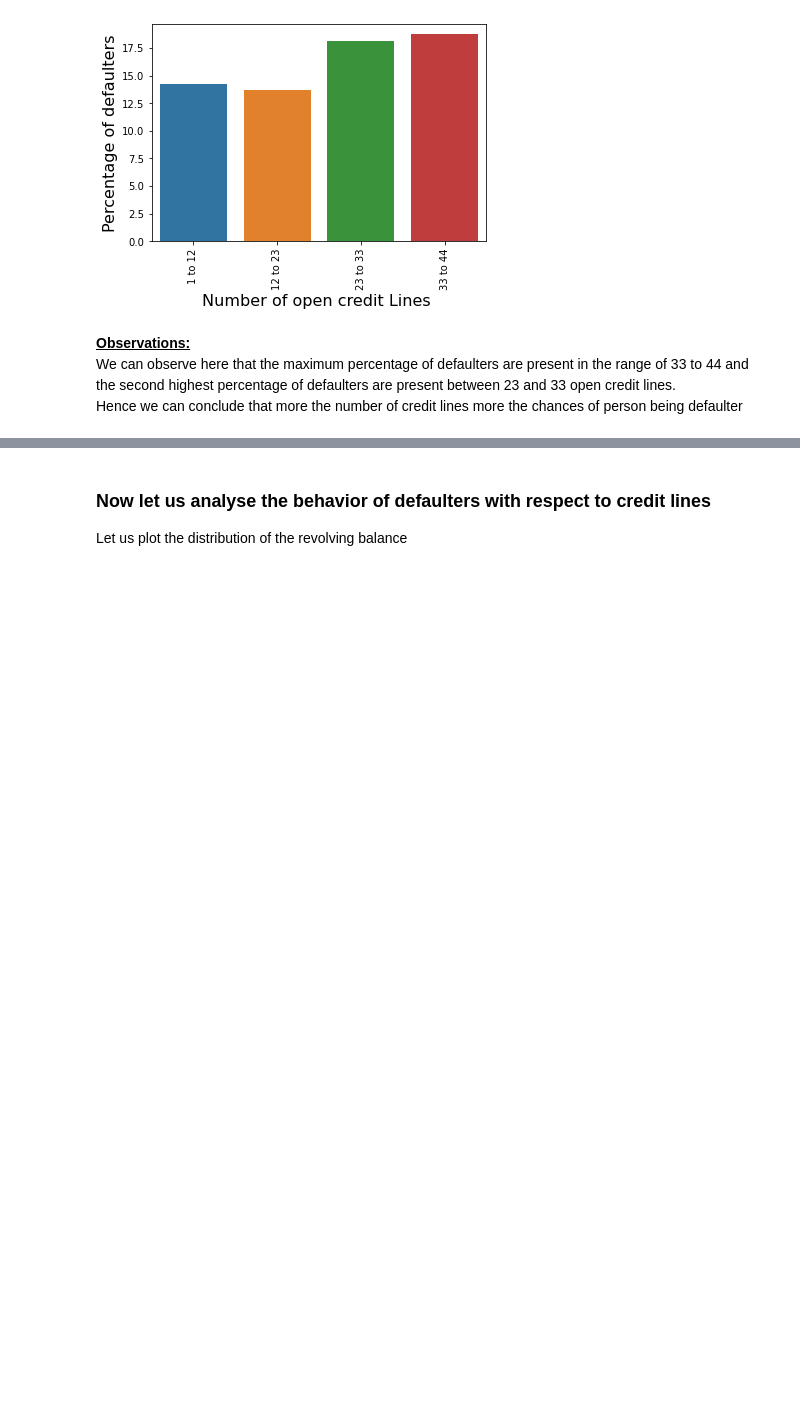
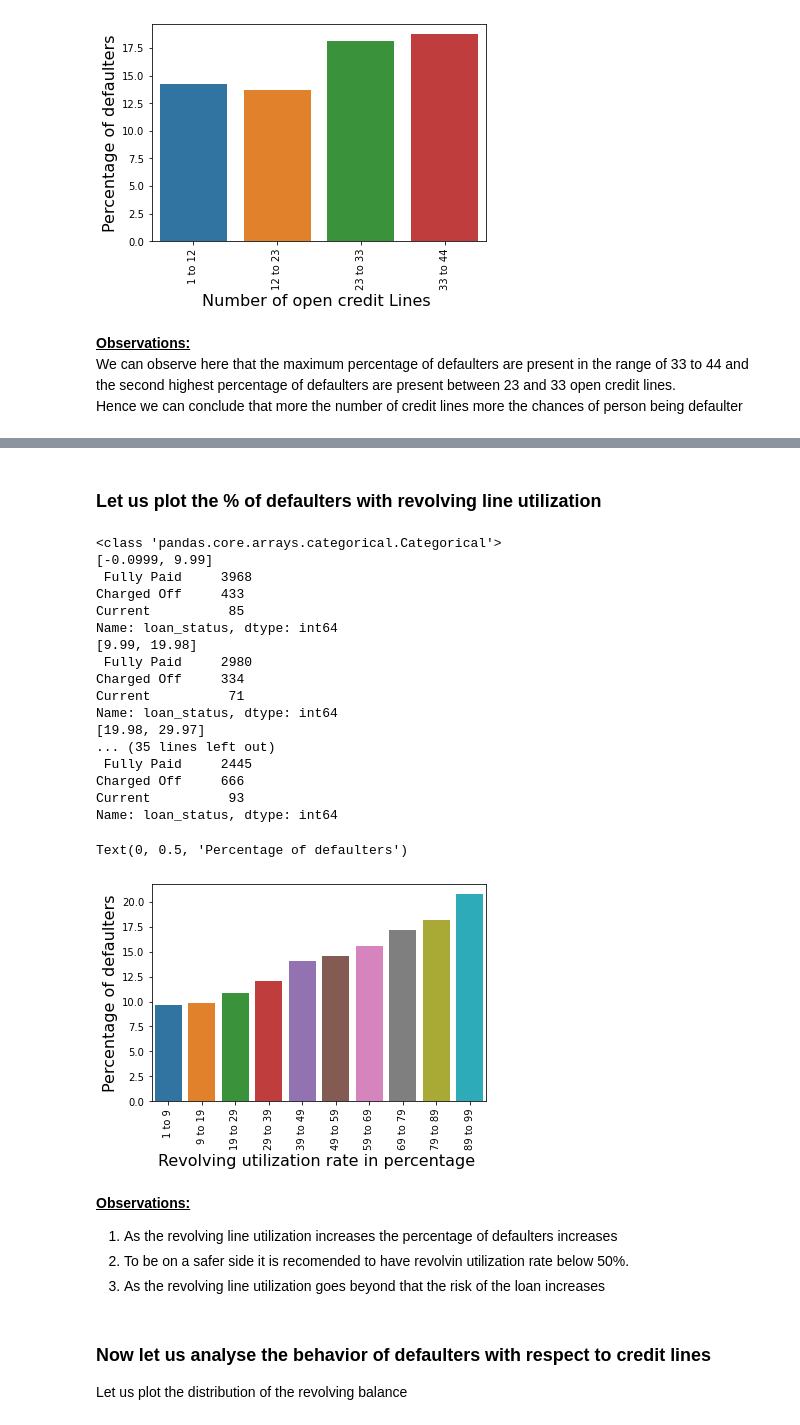
Before and after one commit to pani007/UpgradLendingClub, a Jupyter notebook: CaseStudy2.ipynb, the cells around one changed output, grey strips where cells are left out. Saved outputs shown, nothing was run; the diff lists cells and outputs as text; code cells hidden in the pictures; blank space fills up the shorter version.

```diff
--- a/CaseStudy2.ipynb
+++ b/CaseStudy2.ipynb
@@ -13,7 +13,7 @@ df_dict = pd.read_excel('https://cdn.upgrad.com/UpGrad/temp/af860da6-f838-47d6-a
 # %%
 rows = df_dict.head().loc[0,'Description']
 # %%
-df_loan = pd.read_csv('../loan.csv')
+df_loan = pd.read_csv('loan.csv')
 
 df_loan.shape
 # %% [output]
@@ -376,3 +372,51 @@ Hence we can conclude that more the number of credit lines more the chances of p
+# %%
+df_loan['revol_util'] = df_loan['revol_util'].apply(lambda x: str(x))
+df_loan['revol_util'] = df_loan['revol_util'].apply(lambda x: x.replace('%',''))
+df_loan['revol_util'] = df_loan['revol_util'].apply(lambda x: float(x))
+df_loan['revol_util'] = df_loan['revol_util'].fillna(df_loan['revol_util'].median())### Replace NaNs with median
+# %% [markdown]
+### Let us plot the % of defaulters with revolving line utilization
+# %%
+##Revolving utilization buckets for x - axis
+revol_util = pd.cut(df_loan['revol_util'],bins=10, duplicates='drop')
+print(type(open_acc))
+
+##Remove Duplicates in buckets
+revol_util = revol_util.unique()
+xAxis  = sorted(getIntervalList(revol_util))
+#xAxis.pop()
+y = percentChargedOffInBucket(df_loan,'revol_util',10,"numeric")
+x= generate_xAxis(sorted(getIntervalList(xAxis)),1)
+#plt.figure(figsize=(16,9))
+plot = sns.barplot(x=x,y=y)
+plt.xticks(rotation = 90)
+plt.xlabel("Revolving utilization rate in percentage ",fontsize=16)
+plt.ylabel("Percentage of defaulters",fontsize=16)
+# %% [output]
+<class 'pandas.core.arrays.categorical.Categorical'>
+[-0.0999, 9.99]
+ Fully Paid     3968
+Charged Off     433
+Current          85
+Name: loan_status, dtype: int64
+[9.99, 19.98]
+ Fully Paid     2980
+Charged Off     334
+Current          71
+Name: loan_status, dtype: int64
+[19.98, 29.97]
+... (35 lines left out)
+ Fully Paid     2445
+Charged Off     666
+Current          93
+Name: loan_status, dtype: int64
+Text(0, 0.5, 'Percentage of defaulters')
+[figure, added]
+# %% [markdown]
+<b><u>Observations:</u></b><br>
+1. As the revolving line utilization increases the percentage of defaulters increases
+2. To be on a safer side it is recomended to have revolvin utilization rate below 50%.
+3. As the revolving line utilization goes beyond that the risk of the loan increases
 # %% [markdown]
 ### Now let us analyse the behavior of defaulters with respect to credit lines
  Let us plot the distribution of the revolving balance
```
Also changed, not shown: parts of 56 cells of this notebook.
